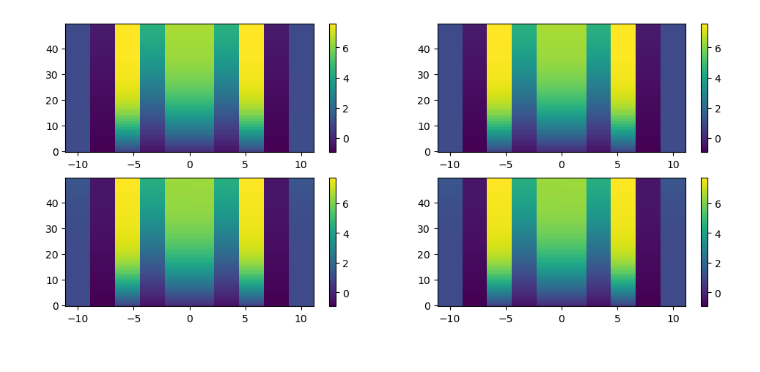
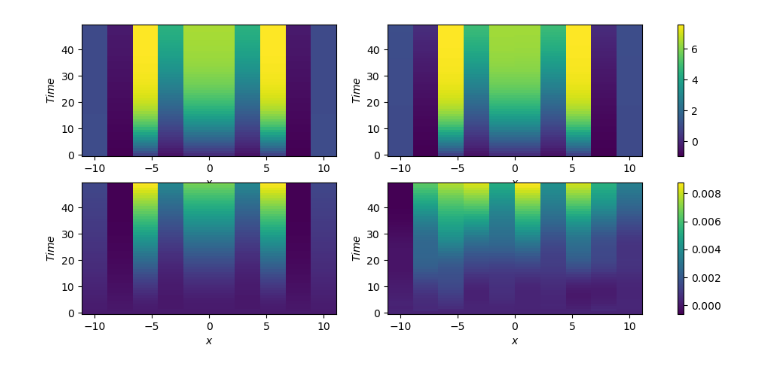
Before and after one commit to ReichtumQian/Para-Koopman-Learning, a Jupyter notebook: example/fhn/fhn.ipynb, the cells around one changed output. Saved outputs shown, nothing was run; the diff lists cells and outputs as text; code cells hidden in the pictures.

```diff
--- a/example/fhn/fhn.ipynb
+++ b/example/fhn/fhn.ipynb
@@ -34,25 +34,31 @@ CUDA is available. GPU is being used.
 # %%
 # predict
 param = torch.tensor([[0.5]]).detach()
 dataset_predict = pkdl.ODEDataSet(solver.ode, solver.flowmap, vw_sample_func)
 dataset_predict.generate_data(1, solver.traj_len, solver.x_min, solver.x_max, param)
 x0 = torch.unsqueeze(dataset_predict.data_x[0], dim=0)
 state_pos = list(range(1, 21))
 p = K.predict(param, x0, solver.dictionary, state_pos, solver.dim_nontrain, solver.traj_len).detach()
 x_est_traj = p[0, :, :]
 t_grid = np.arange(0, solver.traj_len)
 x_traj = solver.flowmap.generate_traj_data(solver.ode, x0, param, solver.traj_len).detach()
 
 X, Y = np.meshgrid(x_grid, t_grid)
 fig, axs = plt.subplots(2, 2, sharey=False, figsize=(12,5))
 c1 = axs[0, 0].pcolormesh(X, Y, x_traj[:, :Nx], shading='auto')
-c2 = axs[0, 1].pcolormesh(X, Y, x_traj[:, :Nx], shading='auto')
-c3 = axs[1, 0].pcolormesh(X, Y, x_est_traj[:, 1:Nx+1], shading='auto')
-c4 = axs[1, 1].pcolormesh(X, Y, x_est_traj[:, 1:Nx+1], shading='auto')
-fig.colorbar(c1, ax=axs[0, 0])
-fig.colorbar(c2, ax=axs[0, 1])
-fig.colorbar(c3, ax=axs[1, 0])
-fig.colorbar(c4, ax=axs[1, 1])
+axs[0, 0].set_xlabel(r"$x$")
+axs[0, 0].set_ylabel(r"$Time$")
+c2 = axs[0, 1].pcolormesh(X, Y, x_est_traj[:, 1:Nx+1], shading='auto')
+axs[0, 1].set_xlabel(r"$x$")
+axs[0, 1].set_ylabel(r"$Time$")
+c3 = axs[1, 0].pcolormesh(X, Y, x_traj[:, Nx:2*Nx], shading='auto')
+axs[1, 0].set_xlabel(r"$x$")
+axs[1, 0].set_ylabel(r"$Time$")
+c4 = axs[1, 1].pcolormesh(X, Y, x_est_traj[:, Nx+1:2*Nx+1], shading='auto')
+axs[1, 1].set_xlabel(r"$x$")
+axs[1, 1].set_ylabel(r"$Time$")
+cbar_row1 = fig.colorbar(c1, ax=axs[0, :])
+cbar_row2 = fig.colorbar(c3, ax=axs[1, :])
 plt.show()
 # %% [output]
-[figure, old version]
+[figure, new version]
```
Also changed, not shown: parts of 1 cell of this notebook, 1 other file.
